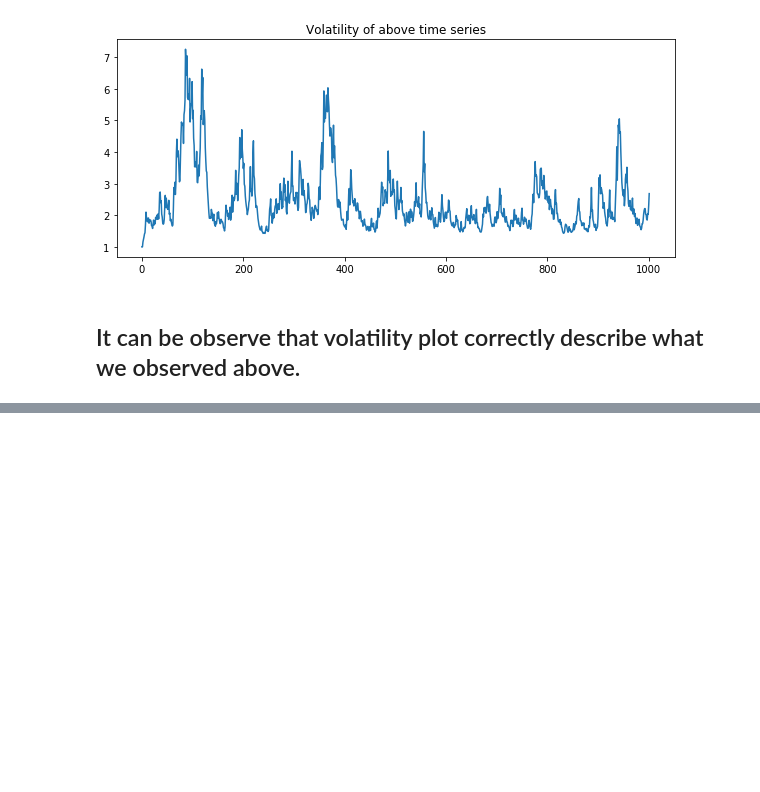
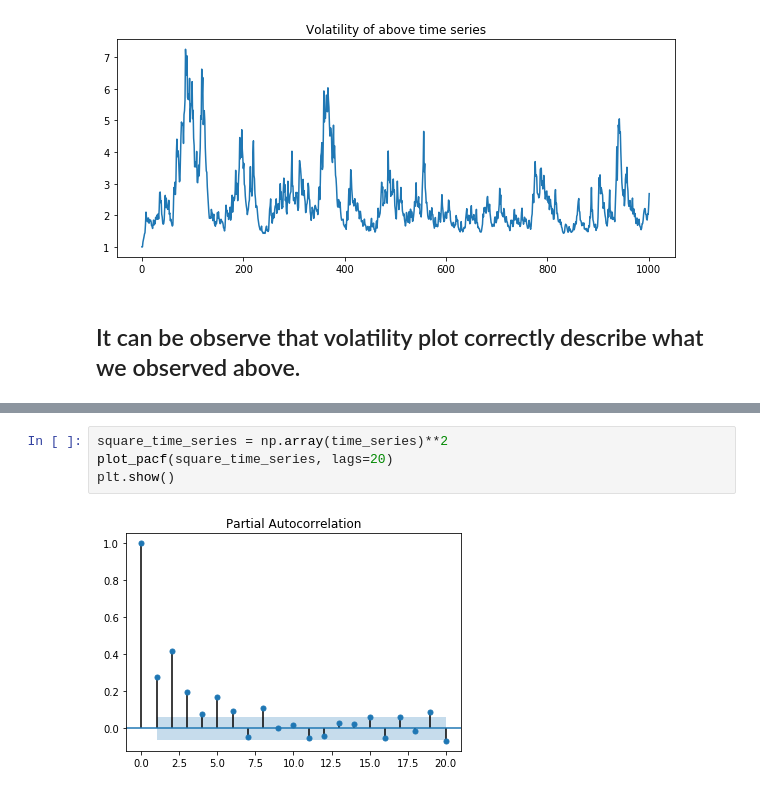
Before and after one commit to Karanpalshekhawat/time-series-analysis, a Jupyter notebook: Introduction to Garch Model .ipynb, the cells around one changed output, grey strips where cells are left out. Drawn from its saved outputs; the diff is of its cells as text; blank space fills up the shorter version.

```diff
--- a/Introduction to Garch Model .ipynb
+++ b/Introduction to Garch Model .ipynb
@@ -72,0 +80,6 @@ plt.tile("Comparison of time series and volatility time sei")
+# %%
+square_time_series = np.array(time_series)**2
+plot_pacf(square_time_series, lags=20)
+plt.show()
+# %% [output]
+[figure, added]
```
Also changed, not shown: parts of 5 cells of this notebook.
